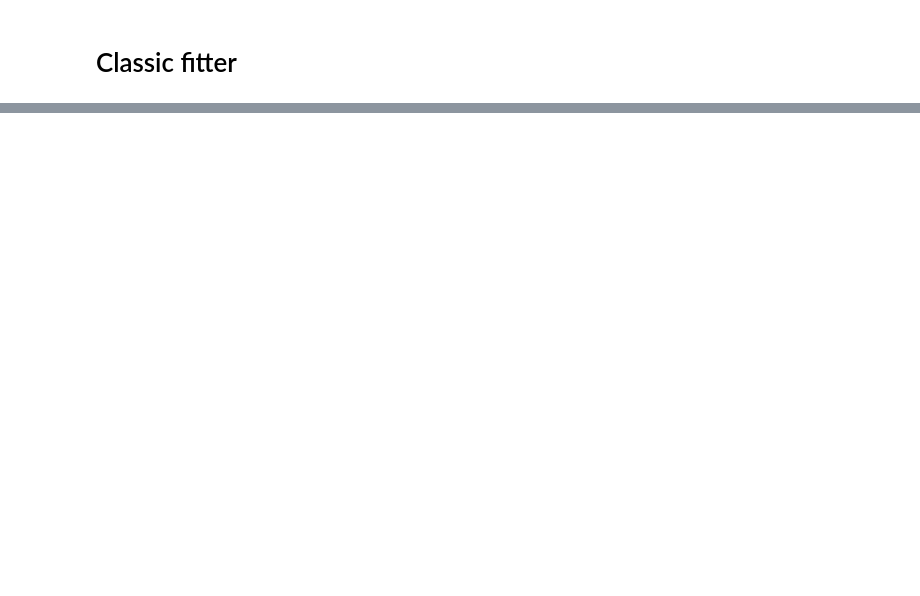
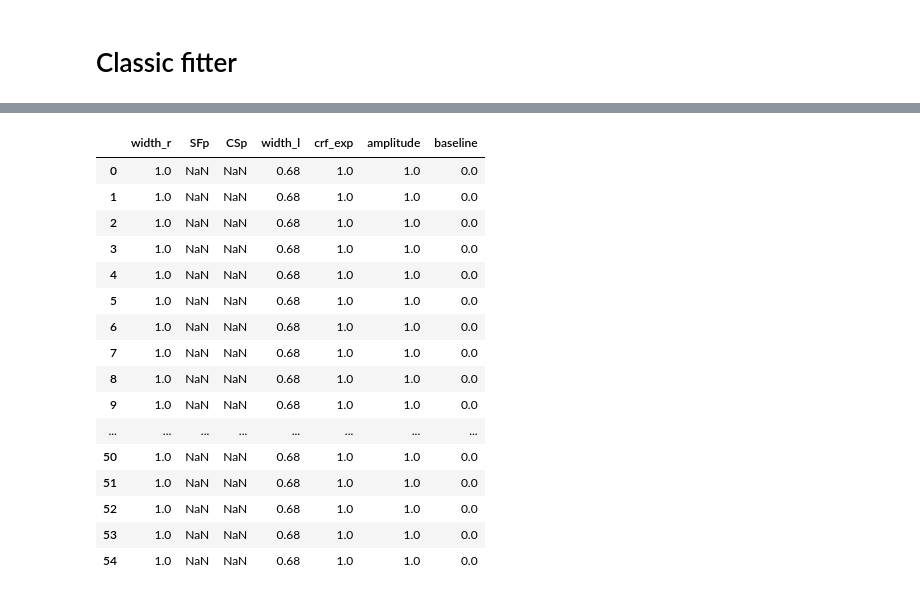
Before and after one commit to mdaghlian/braincoder_bprf, a Jupyter notebook: notebooks/CSENF_mcmc_UNIFORM.ipynb, the cells around one changed output, grey strips where cells are left out. Cells and saved outputs as stored; diff of their text form; code cells hidden in the pictures; blank space fills up the shorter version.

```diff
--- a/notebooks/CSENF_mcmc_UNIFORM.ipynb
+++ b/notebooks/CSENF_mcmc_UNIFORM.ipynb
@@ -231,0 +253,20 @@ plt.axhline(parameters[p][idx])
+# %%
+bfitter.mcmc_sampler[idx]
+# %% [output]
+|  | width_r | SFp | CSp | width_l | crf_exp | amplitude | baseline |
+| 0 | 1.0 | NaN | NaN | 0.68 | 1.0 | 1.0 | 0.0 |
+| 1 | 1.0 | NaN | NaN | 0.68 | 1.0 | 1.0 | 0.0 |
+| 2 | 1.0 | NaN | NaN | 0.68 | 1.0 | 1.0 | 0.0 |
+| 3 | 1.0 | NaN | NaN | 0.68 | 1.0 | 1.0 | 0.0 |
+| 4 | 1.0 | NaN | NaN | 0.68 | 1.0 | 1.0 | 0.0 |
+| 5 | 1.0 | NaN | NaN | 0.68 | 1.0 | 1.0 | 0.0 |
+| 6 | 1.0 | NaN | NaN | 0.68 | 1.0 | 1.0 | 0.0 |
+| 7 | 1.0 | NaN | NaN | 0.68 | 1.0 | 1.0 | 0.0 |
+| 8 | 1.0 | NaN | NaN | 0.68 | 1.0 | 1.0 | 0.0 |
+| 9 | 1.0 | NaN | NaN | 0.68 | 1.0 | 1.0 | 0.0 |
+| ... | ... | ... | ... | ... | ... | ... | ... |
+| 50 | 1.0 | NaN | NaN | 0.68 | 1.0 | 1.0 | 0.0 |
+| 51 | 1.0 | NaN | NaN | 0.68 | 1.0 | 1.0 | 0.0 |
+| 52 | 1.0 | NaN | NaN | 0.68 | 1.0 | 1.0 | 0.0 |
+| 53 | 1.0 | NaN | NaN | 0.68 | 1.0 | 1.0 | 0.0 |
+| 54 | 1.0 | NaN | NaN | 0.68 | 1.0 | 1.0 | 0.0 |
```
Also changed, not shown: parts of 13 cells of this notebook, 2 other files.
